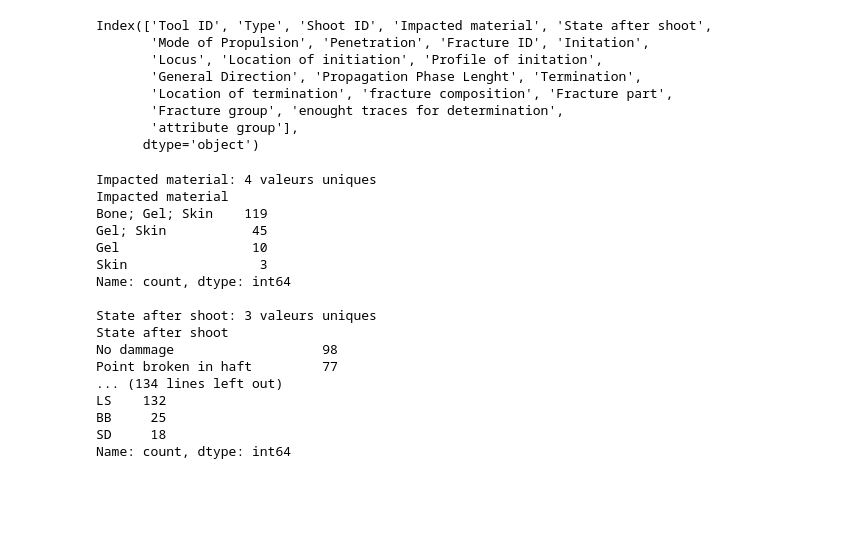
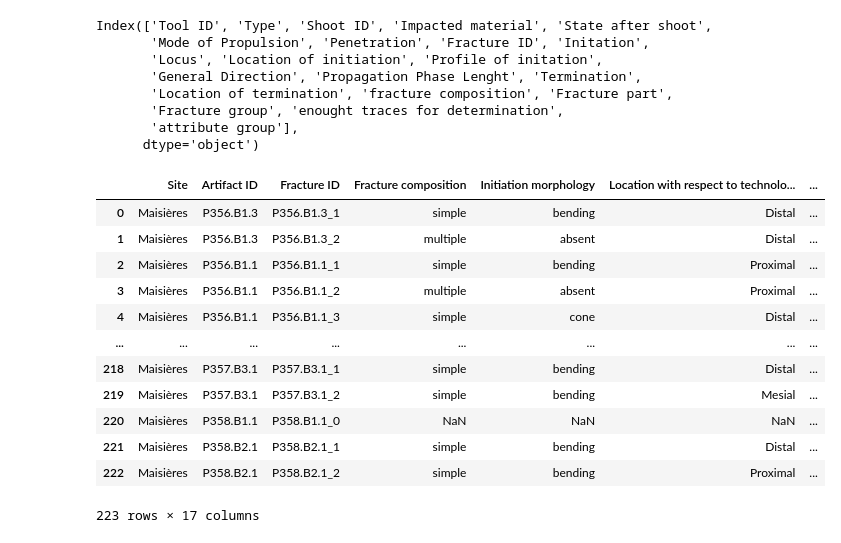
Before and after one commit to AdrienPiette/Usual_analysis, a Jupyter notebook: notebooks/data_explo.ipynb, the cells around one changed output. Drawn from its saved outputs; the diff is of its cells as text; code cells hidden in the pictures; blank space fills up the shorter version.

```diff
--- a/notebooks/data_explo.ipynb
+++ b/notebooks/data_explo.ipynb
@@ -51,30 +51,24 @@ Index(['Tool ID', 'Type', 'Shoot ID', 'Impacted material', 'State after shoot',
 # %%
 df.drop(columns=['Tool ID', 'Shoot ID', 'Fracture ID', 'Type'], inplace=True)
 df['Propagation Phase Lenght'] = pd.to_numeric(df['Propagation Phase Lenght'], errors='coerce')
-# %%
-object_cols = df.select_dtypes(include='object').columns
-for col in object_cols:
-    print(f"{col}: {df[col].nunique()} valeurs uniques")
-    print(df[col].value_counts(), "\n")
-# %% [output]
-Impacted material: 4 valeurs uniques
-Impacted material
-Bone; Gel; Skin    119
-Gel; Skin           45
-Gel                 10
-Skin                 3
-Name: count, dtype: int64
-
-State after shoot: 3 valeurs uniques
-State after shoot
-No dammage                   98
-Point broken in haft         77
-... (134 lines left out)
-LS    132
-BB     25
-SD     18
-Name: count, dtype: int64
 # %%
 cat_cols = ['Impacted material','State after shoot','Initation','Mode of Propulsion','Locus','Location of initiation','Profile of initation','General Direction',
             'Location of termination','Termination','fracture composition','Fracture part','Fracture group','enought traces for determination','attribute group']  # liste déterminée à la main
 df[cat_cols] = df[cat_cols].astype('category')
+# %%
+df_2 = pd.read_excel(r'C:\Users\pieta\OneDrive\Bureau\tracéo_justin\Usual_analysis\data\41598_2023_45554_MOESM2_ESM(5).xlsx')
+df_2
+# %% [output]
+|  | Site | Artifact ID | Fracture ID | Fracture composition | Initiation morphology | Location with respect to technolo... | ... |
+| 0 | Maisières | P356.B1.3 | P356.B1.3_1 | simple | bending | Distal | ... |
+| 1 | Maisières | P356.B1.3 | P356.B1.3_2 | multiple | absent | Distal | ... |
+| 2 | Maisières | P356.B1.1 | P356.B1.1_1 | simple | bending | Proximal | ... |
+| 3 | Maisières | P356.B1.1 | P356.B1.1_2 | multiple | absent | Proximal | ... |
+| 4 | Maisières | P356.B1.1 | P356.B1.1_3 | simple | cone | Distal | ... |
+| ... | ... | ... | ... | ... | ... | ... | ... |
+| 218 | Maisières | P357.B3.1 | P357.B3.1_1 | simple | bending | Distal | ... |
+| 219 | Maisières | P357.B3.1 | P357.B3.1_2 | simple | bending | Mesial | ... |
+| 220 | Maisières | P358.B1.1 | P358.B1.1_0 | NaN | NaN | NaN | ... |
+| 221 | Maisières | P358.B2.1 | P358.B2.1_1 | simple | bending | Distal | ... |
+| 222 | Maisières | P358.B2.1 | P358.B2.1_2 | simple | bending | Proximal | ... |
+223 rows × 17 columns
```
Also changed, not shown: parts of 9 cells of this notebook, 3 other files.
